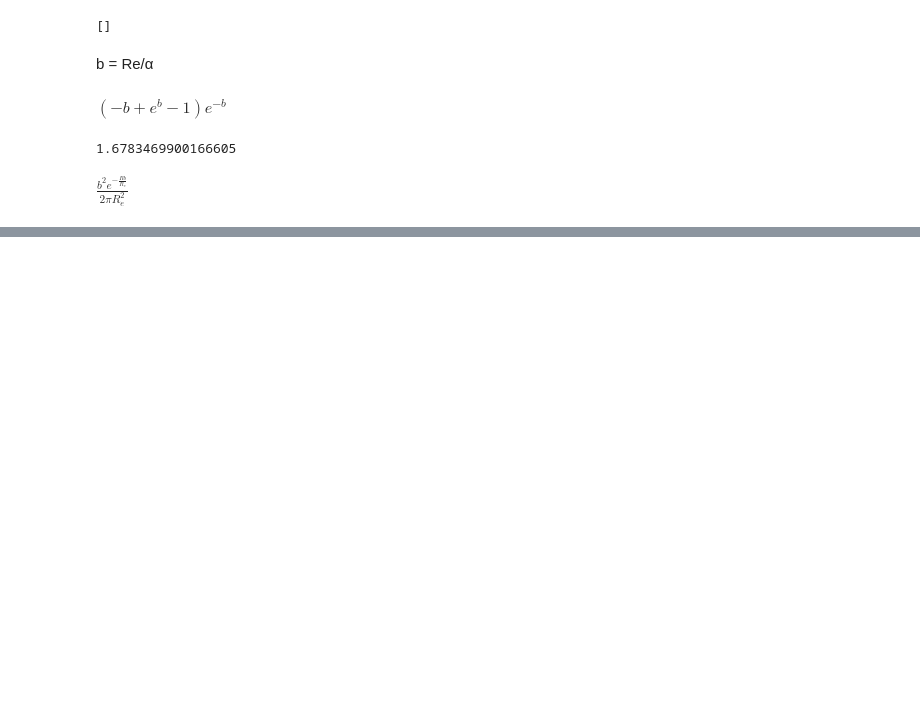
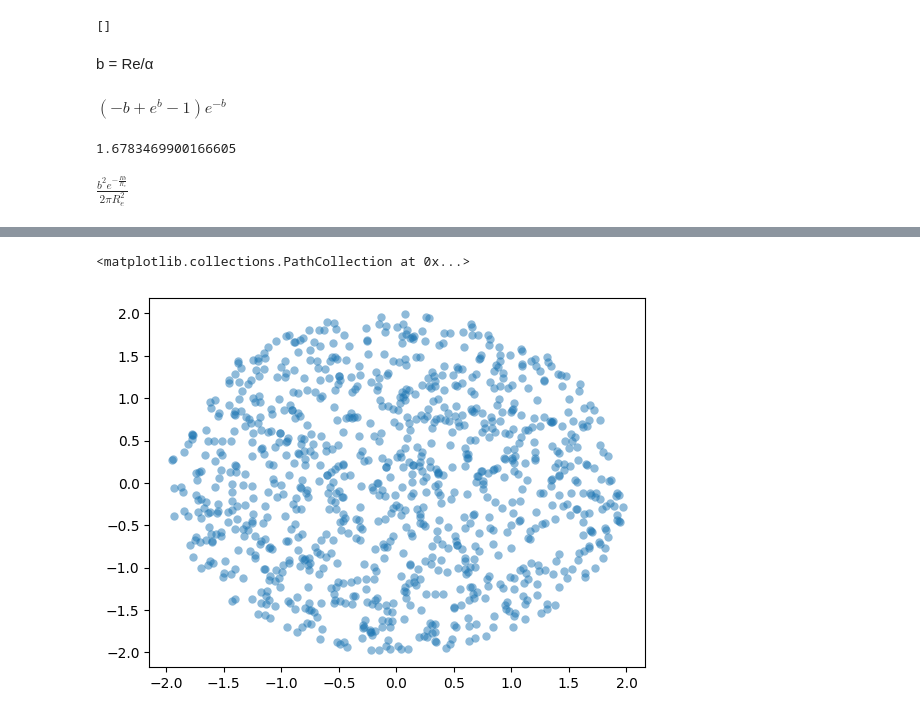
Before and after one commit to eteq/structparams_inference_biases, a Jupyter notebook: exp_gen_experiments.ipynb, the cells around one changed output, grey strips where cells are left out. Cells and saved outputs as stored; diff of their text form; code cells hidden in the pictures; blank space fills up the shorter version.

```diff
--- a/exp_gen_experiments.ipynb
+++ b/exp_gen_experiments.ipynb
@@ -73,0 +120,14 @@ $\displaystyle \frac{b^{2} e^{- \frac{R b}{R_{e}}}}{2 \pi R_{e}^{2}}$
+# %%
+def generate_unif(n, outerrad=1, rstate=np.random.RandomState()):
+    U = rstate.uniform(0, 1, n)
+    r = np.sqrt(U)*outerrad
+    phi = rstate.uniform(0, 2*np.pi, n)
+
+    x = np.cos(phi)*r
+    y = np.sin(phi)*r
+
+    return x, y
+plt.scatter(*generate_unif(1000, 2), alpha=.5, lw=0)
+# %% [output]
+<matplotlib.collections.PathCollection at 0x...>
+[figure, added]
```
Also changed, not shown: parts of 10 cells of this notebook.
